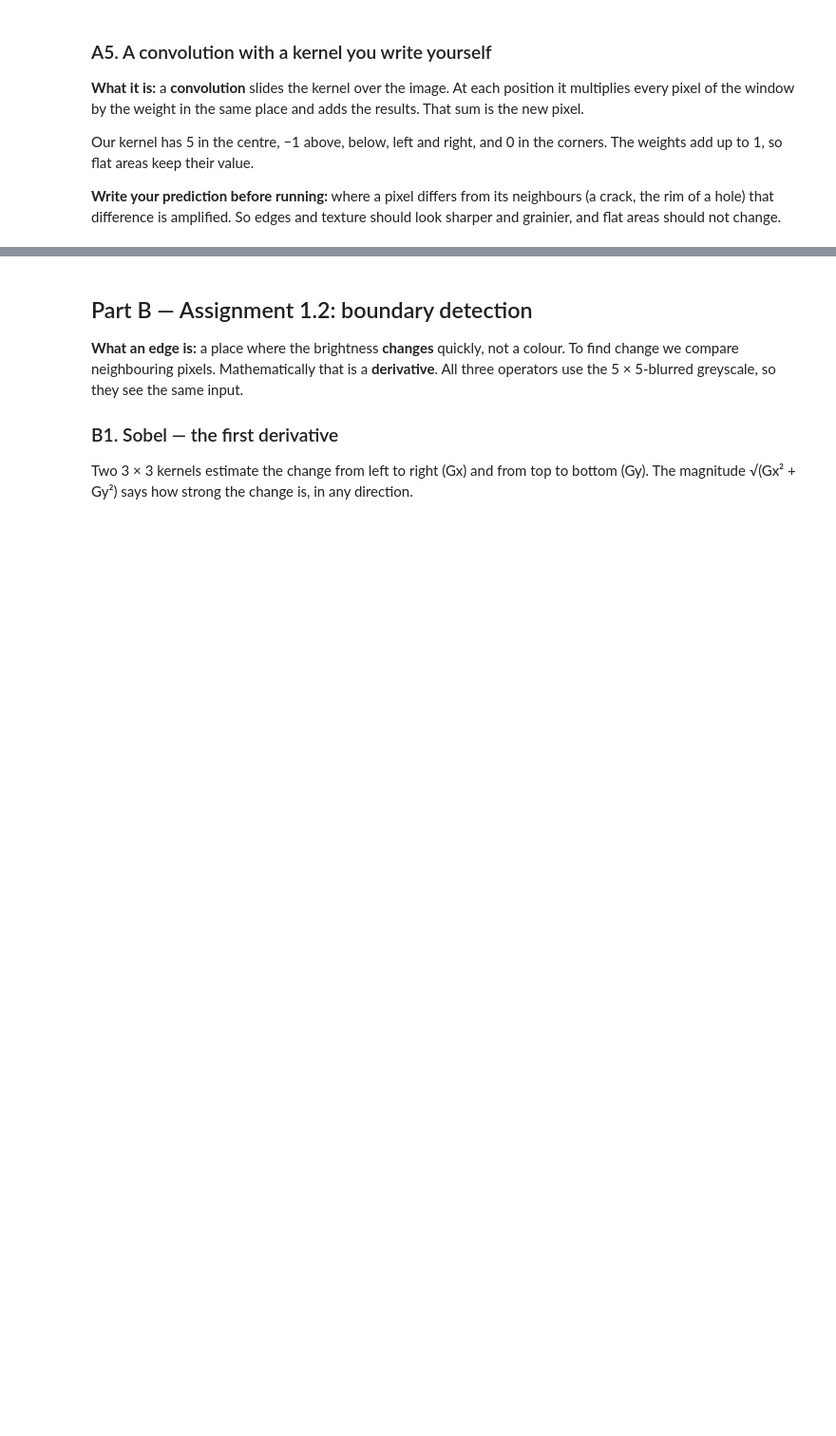
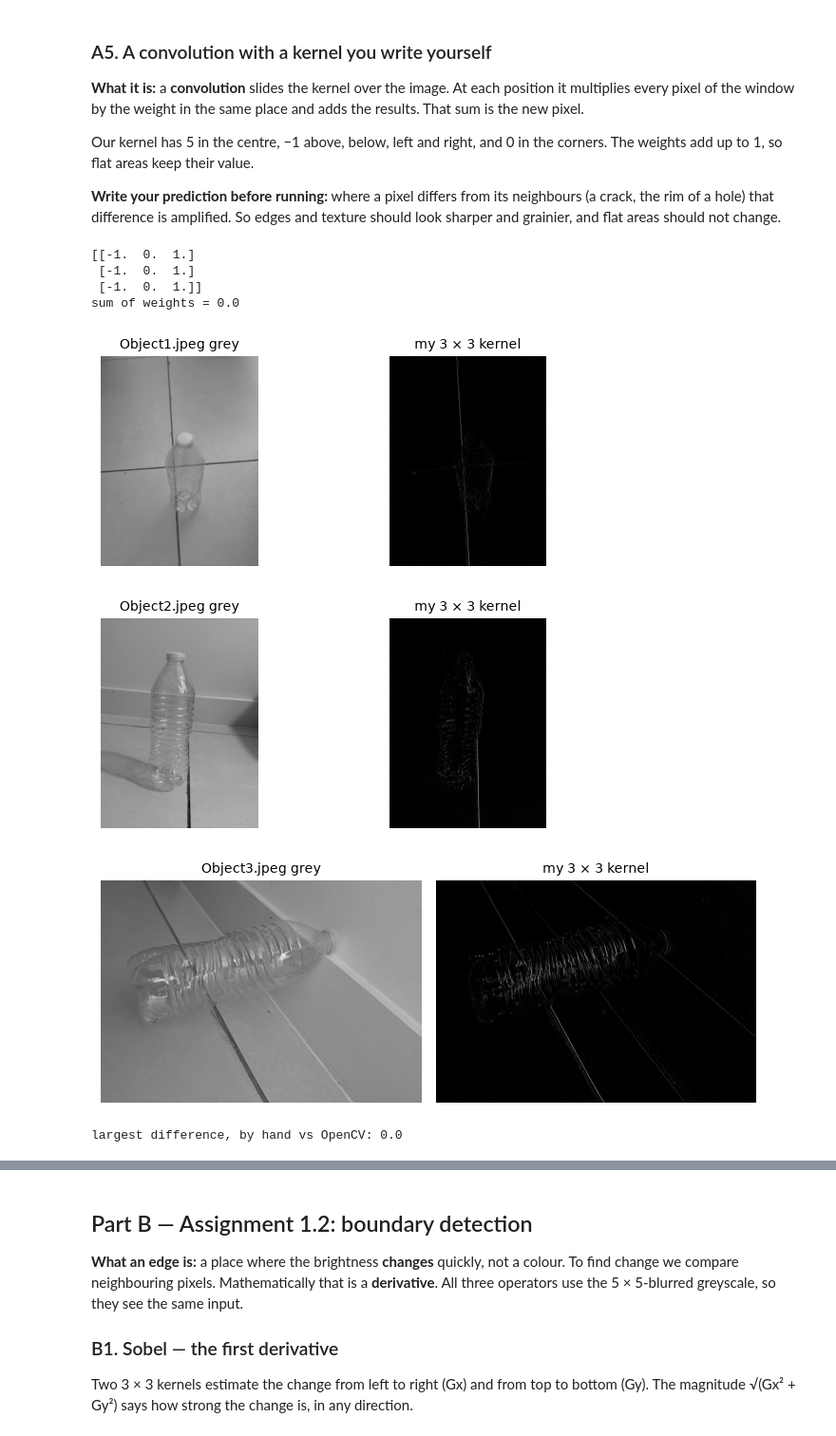
Before and after one commit to yayabsai312/my-detector, a Jupyter notebook: notebooks/01_classical_cv.ipynb, the cells around one changed output, grey strips where cells are left out. Shown at 95% size. Saved outputs shown, nothing was run; the diff lists cells and outputs as text; code cells hidden in the pictures; blank space fills up the shorter version.

```diff
--- a/notebooks/01_classical_cv.ipynb
+++ b/notebooks/01_classical_cv.ipynb
@@ -128,13 +154,22 @@ areas keep their value.
 **Write your prediction before running:** where a pixel differs from its neighbours (a crack, the rim of a hole) that
 difference is amplified. So edges and texture should look sharper and grainier, and flat areas should not change.
 # %%
-kernel = cl.KERNELS["sharpen"]
+kernel = np.array([[-1, 0, 1], [-1, 0, 1], [-1, 0, 1]], np.float32)
 print(kernel, "\nsum of weights =", kernel.sum())
 for n in NAMES:
     show_row([grey[n], cl.apply_kernel(grey[n], kernel)], [f"{n} grey", "my 3 × 3 kernel"])
 
 # Check: the same operation written out by hand gives the same numbers as OpenCV
 import cv2
 check = cl.convolve_by_hand(grey[NAMES[0]][:80, :80], kernel)
 ref = cv2.filter2D(grey[NAMES[0]][:80, :80].astype(np.float32), -1, kernel, borderType=cv2.BORDER_REFLECT_101)
 print("largest difference, by hand vs OpenCV:", float(np.abs(check - ref).max()))
+# %% [output]
+[[-1.  0.  1.]
+ [-1.  0.  1.]
+ [-1.  0.  1.]]
+sum of weights = 0.0
+[figure, added]
+[figure, added]
+[figure, added]
+largest difference, by hand vs OpenCV: 0.0
```
Also changed, not shown: parts of 13 cells of this notebook, 1 other file.
